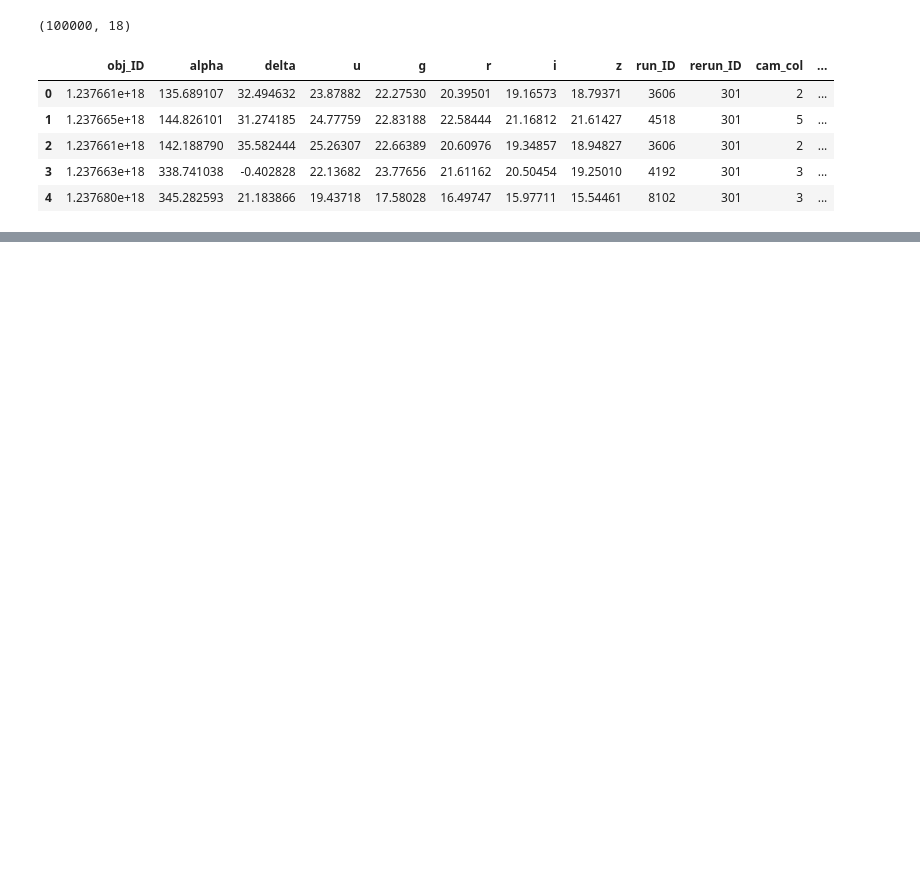
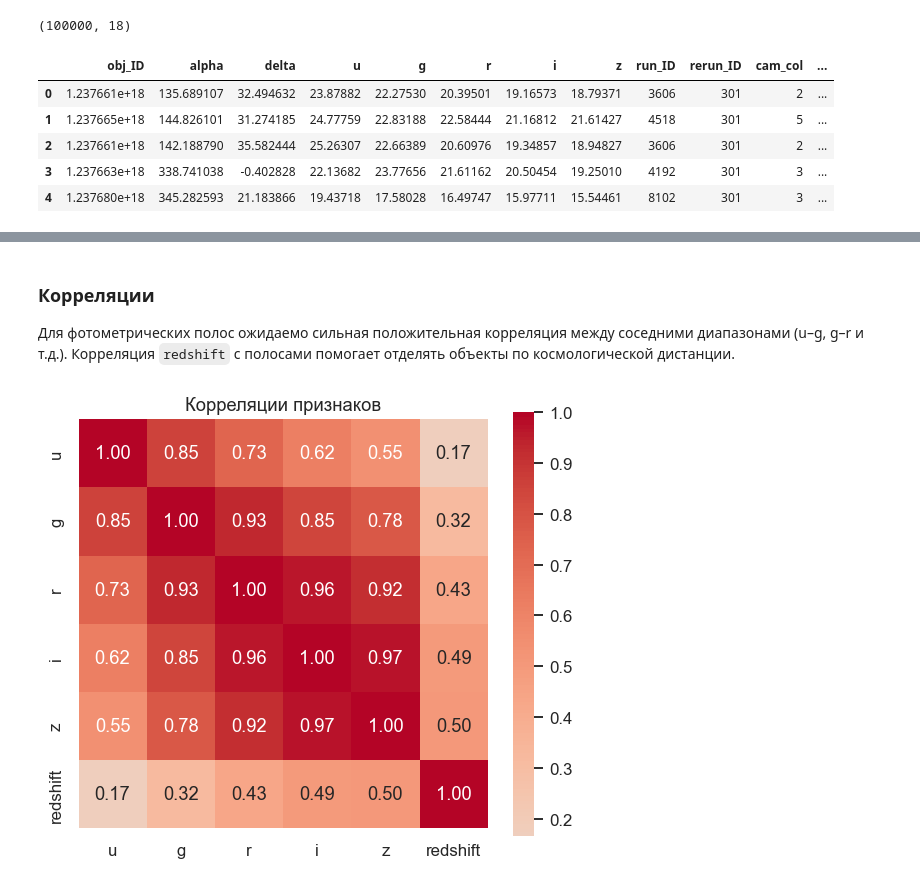
Before and after one commit to sdn2s/ML-in-mechanics, a Jupyter notebook: star_clustering.ipynb, the cells around one changed output, grey strips where cells are left out. Cells and saved outputs as stored; diff of their text form; code cells hidden in the pictures; blank space fills up the shorter version.

```diff
--- a/star_clustering.ipynb
+++ b/star_clustering.ipynb
@@ -72,0 +91,20 @@ plt.show()
+# %% [markdown]
+
+### Корреляции
+
+Для фотометрических полос ожидаемо сильная положительная корреляция между соседними диапазонами (u–g, g–r и т.д.).
+Корреляция `redshift` с полосами помогает отделять объекты по космологической дистанции.
+# %%
+
+cluster_features = ['u','g','r','i','z','redshift']
+
+# чистая таблица без пропусков в выбранных признаках
+df_clean = df.dropna(subset=cluster_features)
+
+corr = df_clean[cluster_features].corr(numeric_only=True)
+plt.figure(figsize=(6, 5))
+sns.heatmap(corr, annot=True, fmt=".2f", cmap="coolwarm", center=0, square=True)
+plt.title("Корреляции признаков")
+plt.show()
+# %% [output]
+[figure, added]
```
Also changed, not shown: parts of 31 cells of this notebook.
